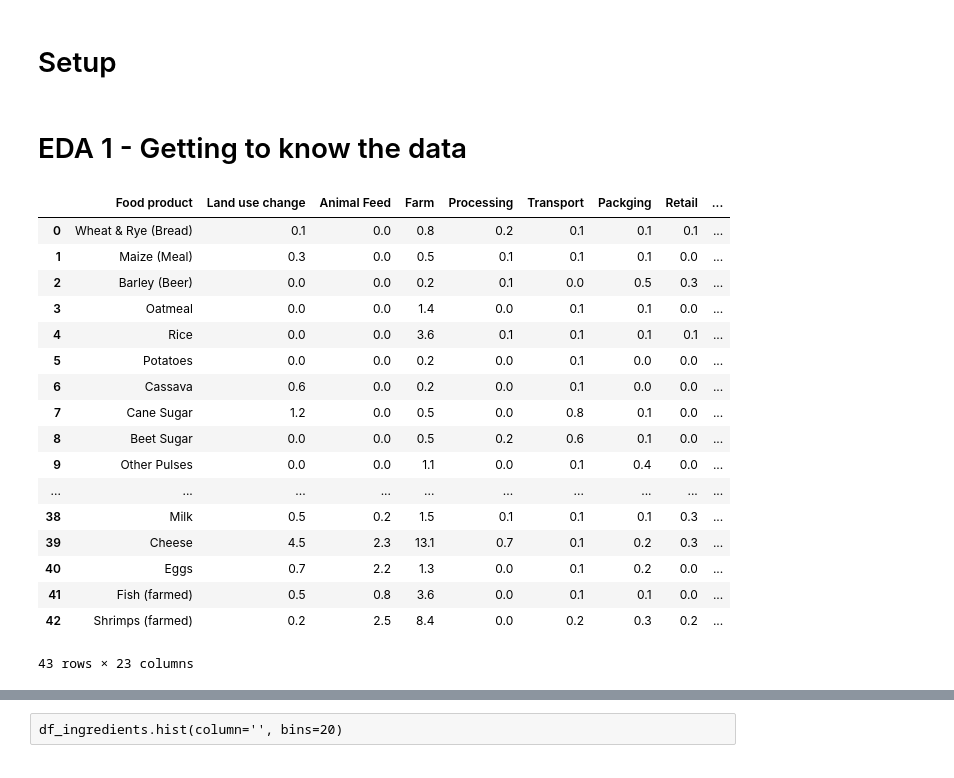
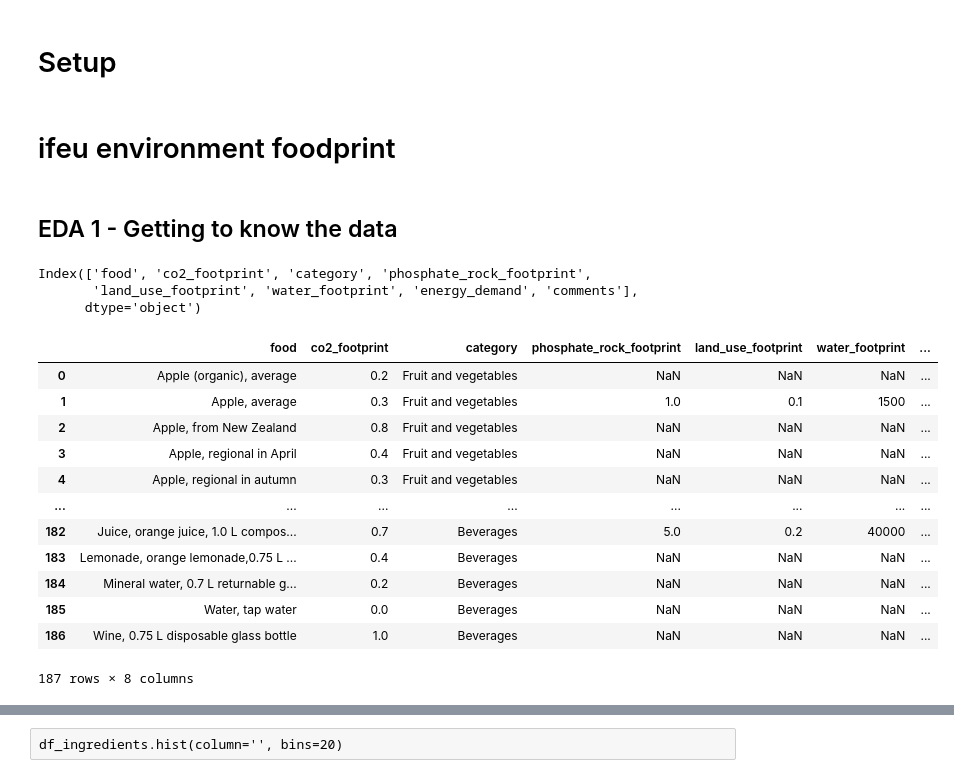
Before and after one commit to Gerogrit/agriculture_and_environment, a Jupyter notebook: dirks_work.ipynb, the cells around one changed output, grey strips where cells are left out. Saved outputs shown, nothing was run; the diff lists cells and outputs as text; code cells hidden in the pictures.

```diff
--- a/dirks_work.ipynb
+++ b/dirks_work.ipynb
@@ -12,0 +11,2 @@ df_ingredients = pd.read_csv("data/Food_Production.csv")
+# %% [markdown]
+# ifeu environment foodprint
@@ -13,24 +15,25 @@ df_ingredients = pd.read_csv("data/Food_Production.csv")
 # %% [markdown]
-# EDA 1 - Getting to know the data
+## EDA 1 - Getting to know the data
-# %%
-df_ingredients
-# %% [output]
-|  | Food product | Land use change | Animal Feed | Farm | Processing | Transport | Packging | Retail | ... |
-| 0 | Wheat & Rye (Bread) | 0.1 | 0.0 | 0.8 | 0.2 | 0.1 | 0.1 | 0.1 | ... |
-| 1 | Maize (Meal) | 0.3 | 0.0 | 0.5 | 0.1 | 0.1 | 0.1 | 0.0 | ... |
-| 2 | Barley (Beer) | 0.0 | 0.0 | 0.2 | 0.1 | 0.0 | 0.5 | 0.3 | ... |
-| 3 | Oatmeal | 0.0 | 0.0 | 1.4 | 0.0 | 0.1 | 0.1 | 0.0 | ... |
-| 4 | Rice | 0.0 | 0.0 | 3.6 | 0.1 | 0.1 | 0.1 | 0.1 | ... |
-| 5 | Potatoes | 0.0 | 0.0 | 0.2 | 0.0 | 0.1 | 0.0 | 0.0 | ... |
-| 6 | Cassava | 0.6 | 0.0 | 0.2 | 0.0 | 0.1 | 0.0 | 0.0 | ... |
-| 7 | Cane Sugar | 1.2 | 0.0 | 0.5 | 0.0 | 0.8 | 0.1 | 0.0 | ... |
-| 8 | Beet Sugar | 0.0 | 0.0 | 0.5 | 0.2 | 0.6 | 0.1 | 0.0 | ... |
-| 9 | Other Pulses | 0.0 | 0.0 | 1.1 | 0.0 | 0.1 | 0.4 | 0.0 | ... |
-| ... | ... | ... | ... | ... | ... | ... | ... | ... | ... |
-| 38 | Milk | 0.5 | 0.2 | 1.5 | 0.1 | 0.1 | 0.1 | 0.3 | ... |
-| 39 | Cheese | 4.5 | 2.3 | 13.1 | 0.7 | 0.1 | 0.2 | 0.3 | ... |
-| 40 | Eggs | 0.7 | 2.2 | 1.3 | 0.0 | 0.1 | 0.2 | 0.0 | ... |
-| 41 | Fish (farmed) | 0.5 | 0.8 | 3.6 | 0.0 | 0.1 | 0.1 | 0.0 | ... |
-| 42 | Shrimps (farmed) | 0.2 | 2.5 | 8.4 | 0.0 | 0.2 | 0.3 | 0.2 | ... |
-43 rows × 23 columns
+# %%
+df_foodprint.columns
+# %% [output]
+Index(['food', 'co2_footprint', 'category', 'phosphate_rock_footprint',
+       'land_use_footprint', 'water_footprint', 'energy_demand', 'comments'],
+      dtype='object')
+# %%
+df_foodprint
+# %% [output]
+|  | food | co2_footprint | category | phosphate_rock_footprint | land_use_footprint | water_footprint | ... |
+| 0 | Apple (organic), average | 0.2 | Fruit and vegetables | NaN | NaN | NaN | ... |
+| 1 | Apple, average | 0.3 | Fruit and vegetables | 1.0 | 0.1 | 1500 | ... |
+| 2 | Apple, from New Zealand | 0.8 | Fruit and vegetables | NaN | NaN | NaN | ... |
+| 3 | Apple, regional in April | 0.4 | Fruit and vegetables | NaN | NaN | NaN | ... |
+| 4 | Apple, regional in autumn | 0.3 | Fruit and vegetables | NaN | NaN | NaN | ... |
+| ... | ... | ... | ... | ... | ... | ... | ... |
+| 182 | Juice, orange juice, 1.0 L compos... | 0.7 | Beverages | 5.0 | 0.2 | 40000 | ... |
+| 183 | Lemonade, orange lemonade,0.75 L ... | 0.4 | Beverages | NaN | NaN | NaN | ... |
+| 184 | Mineral water, 0.7 L returnable g... | 0.2 | Beverages | NaN | NaN | NaN | ... |
+| 185 | Water, tap water | 0.0 | Beverages | NaN | NaN | NaN | ... |
+| 186 | Wine, 0.75 L disposable glass bottle | 1.0 | Beverages | NaN | NaN | NaN | ... |
+187 rows × 8 columns
 # %%
```
Also changed, not shown: parts of 18 cells of this notebook.
